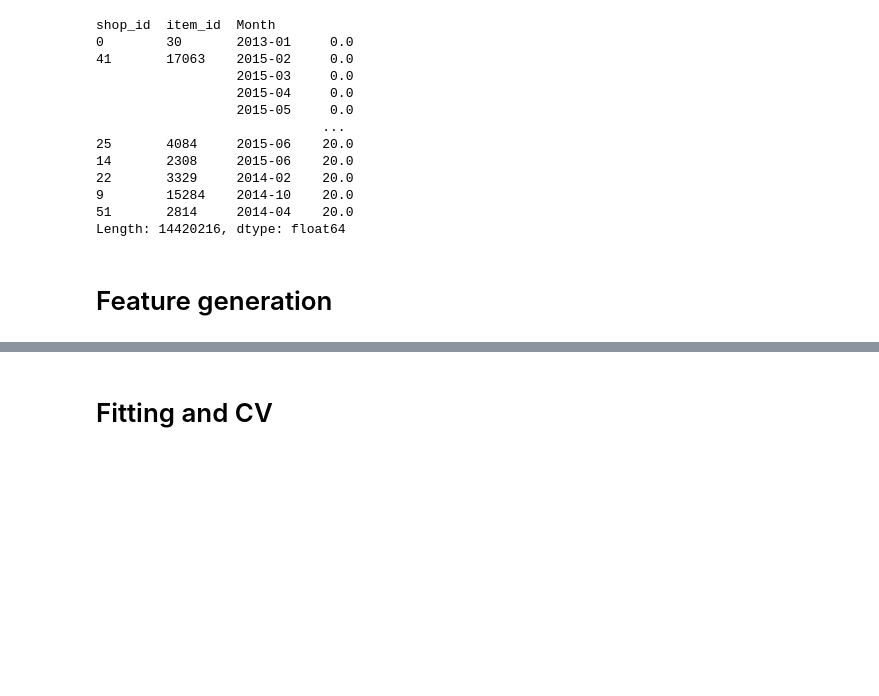
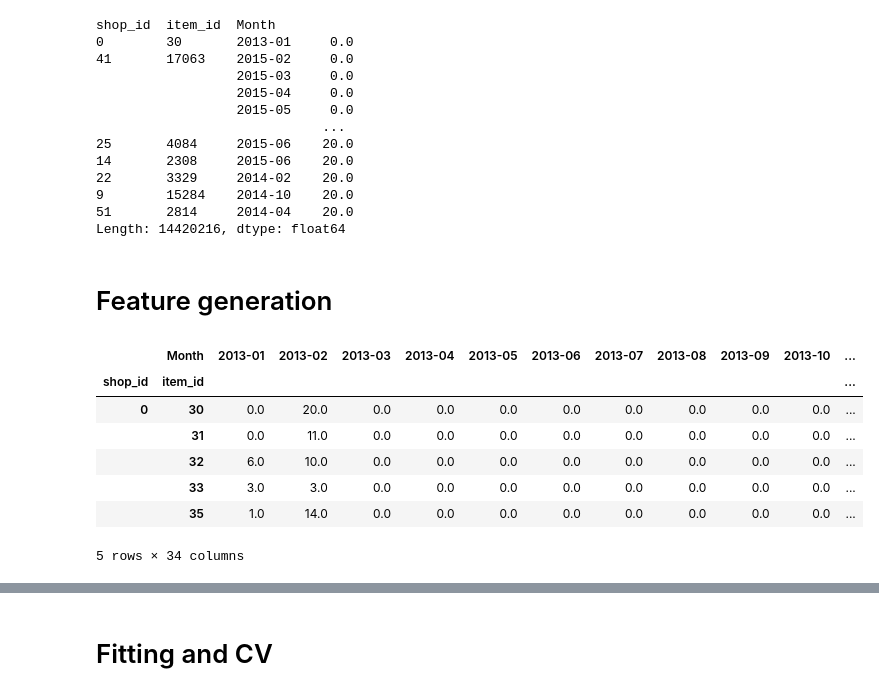
Before and after one commit to lsuazo/HowToWinKaggle, a Jupyter notebook: FinalProject/20200824_setup_cross_val.ipynb, the cells around one changed output, grey strips where cells are left out. Saved outputs shown, nothing was run; the diff lists cells and outputs as text; code cells hidden in the pictures; blank space fills up the shorter version.

```diff
--- a/FinalProject/20200824_setup_cross_val.ipynb
+++ b/FinalProject/20200824_setup_cross_val.ipynb
@@ -94,0 +92,11 @@ target_encode_shops = preprocessed_data.groupby(level=0).transform('sum')
+# %%
+preprocessed_data.head()
+# %% [output]
+|  | Month | 2013-01 | 2013-02 | 2013-03 | 2013-04 | 2013-05 | 2013-06 | 2013-07 | 2013-08 | 2013-09 | 2013-10 | ... |
+| shop_id | item_id |  |  |  |  |  |  |  |  |  |  | ... |
+| 0 | 30 | 0.0 | 20.0 | 0.0 | 0.0 | 0.0 | 0.0 | 0.0 | 0.0 | 0.0 | 0.0 | ... |
+|  | 31 | 0.0 | 11.0 | 0.0 | 0.0 | 0.0 | 0.0 | 0.0 | 0.0 | 0.0 | 0.0 | ... |
+|  | 32 | 6.0 | 10.0 | 0.0 | 0.0 | 0.0 | 0.0 | 0.0 | 0.0 | 0.0 | 0.0 | ... |
+|  | 33 | 3.0 | 3.0 | 0.0 | 0.0 | 0.0 | 0.0 | 0.0 | 0.0 | 0.0 | 0.0 | ... |
+|  | 35 | 1.0 | 14.0 | 0.0 | 0.0 | 0.0 | 0.0 | 0.0 | 0.0 | 0.0 | 0.0 | ... |
+5 rows × 34 columns
```
Also changed, not shown: parts of 12 cells of this notebook.
